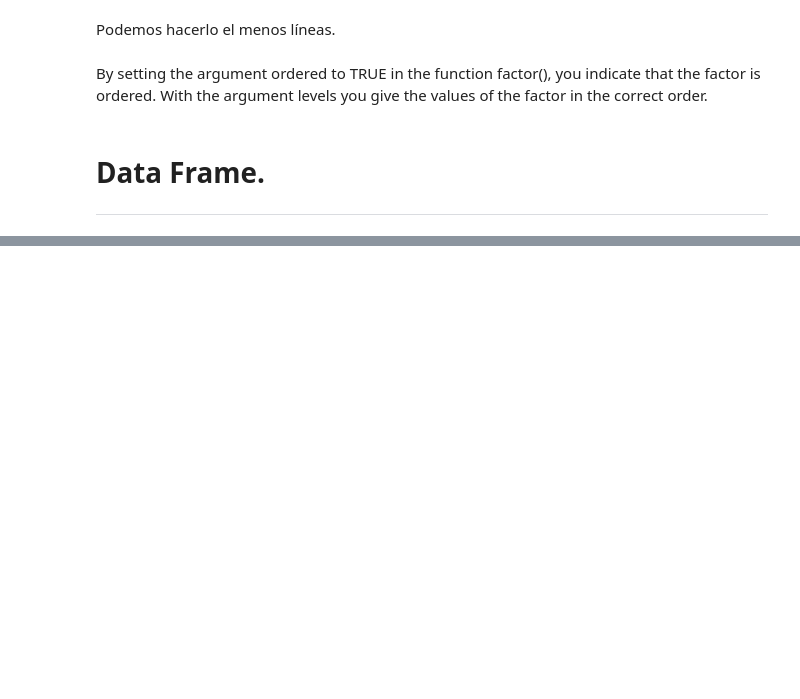
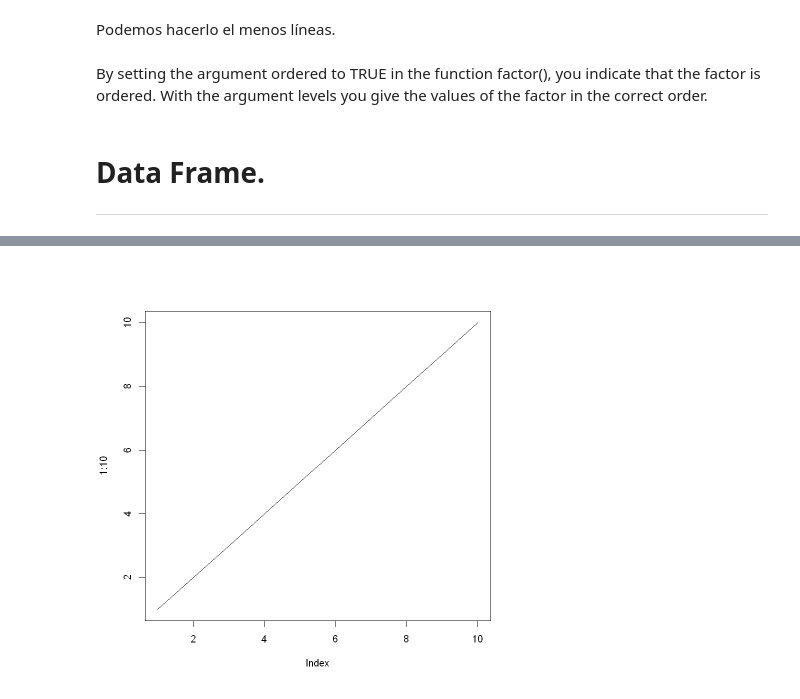
Before and after one commit to Crisel8a/R, a Jupyter notebook: R.ipynb, the cells around one changed output, grey strips where cells are left out. Saved outputs shown, nothing was run; the diff lists cells and outputs as text; code cells hidden in the pictures; blank space fills up the shorter version.

```diff
--- a/R.ipynb
+++ b/R.ipynb
@@ -419,0 +560,4 @@ departed_list
+# %%
+plot(1:10, type="l")
+# %% [output]
+[figure, added]
```
Also changed, not shown: parts of 32 cells of this notebook.
